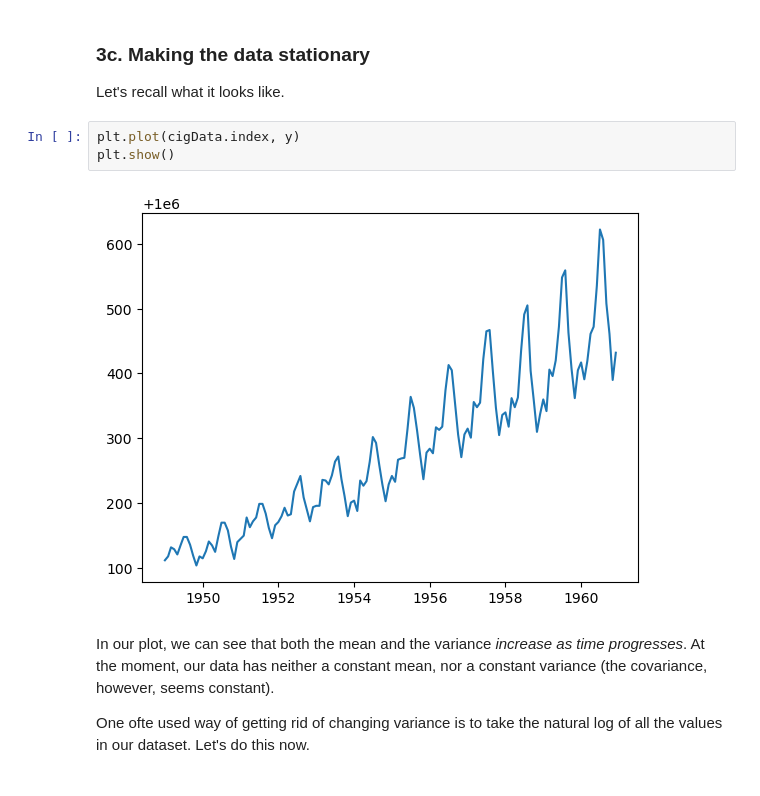
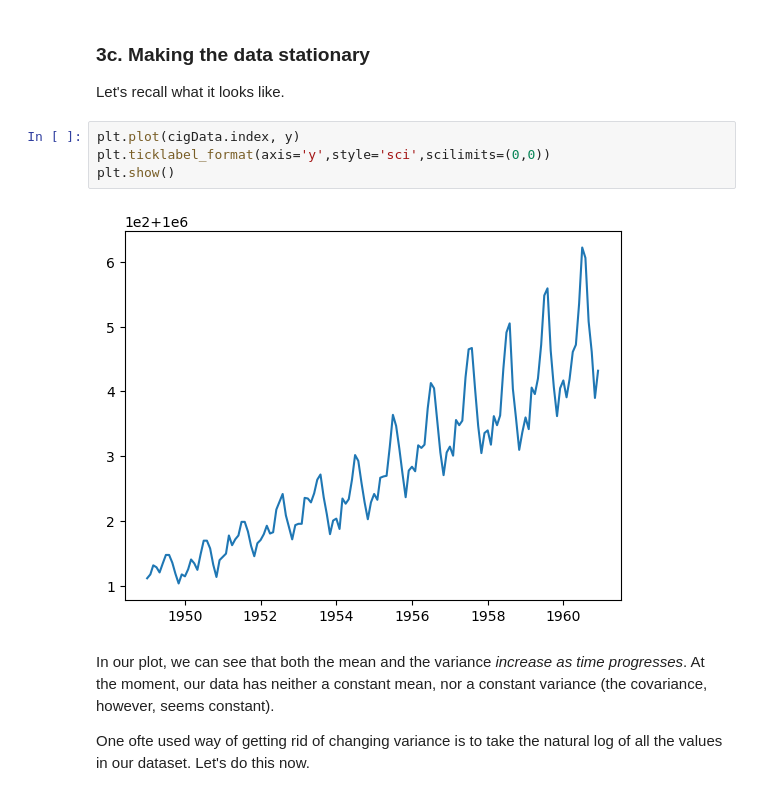
Before and after one commit to hao-udoin/Springboard-data-science, a Jupyter notebook: 20.1 Time Series/Cowboy Cigarettes Case Study - Tier 3.ipynb, the cells around one changed output. Cells and saved outputs as stored; diff of their text form.

```diff
--- a/20.1 Time Series/Cowboy Cigarettes Case Study - Tier 3.ipynb
+++ b/20.1 Time Series/Cowboy Cigarettes Case Study - Tier 3.ipynb
@@ -269,9 +287,10 @@ But our data need to be stationary! So we need to do some transforming.
 Let's recall what it looks like.
 # %%
 plt.plot(cigData.index, y)
+plt.ticklabel_format(axis='y',style='sci',scilimits=(0,0))
 plt.show()
 # %% [output]
-[figure, old version]
+[figure, new version]
 # %% [markdown]
 In our plot, we can see that both the mean and the variance *increase as time progresses*. At the moment, our data has neither a constant mean, nor a constant variance (the covariance, however, seems constant).
 
```
Also changed, not shown: parts of 18 cells of this notebook, 1 other file.
